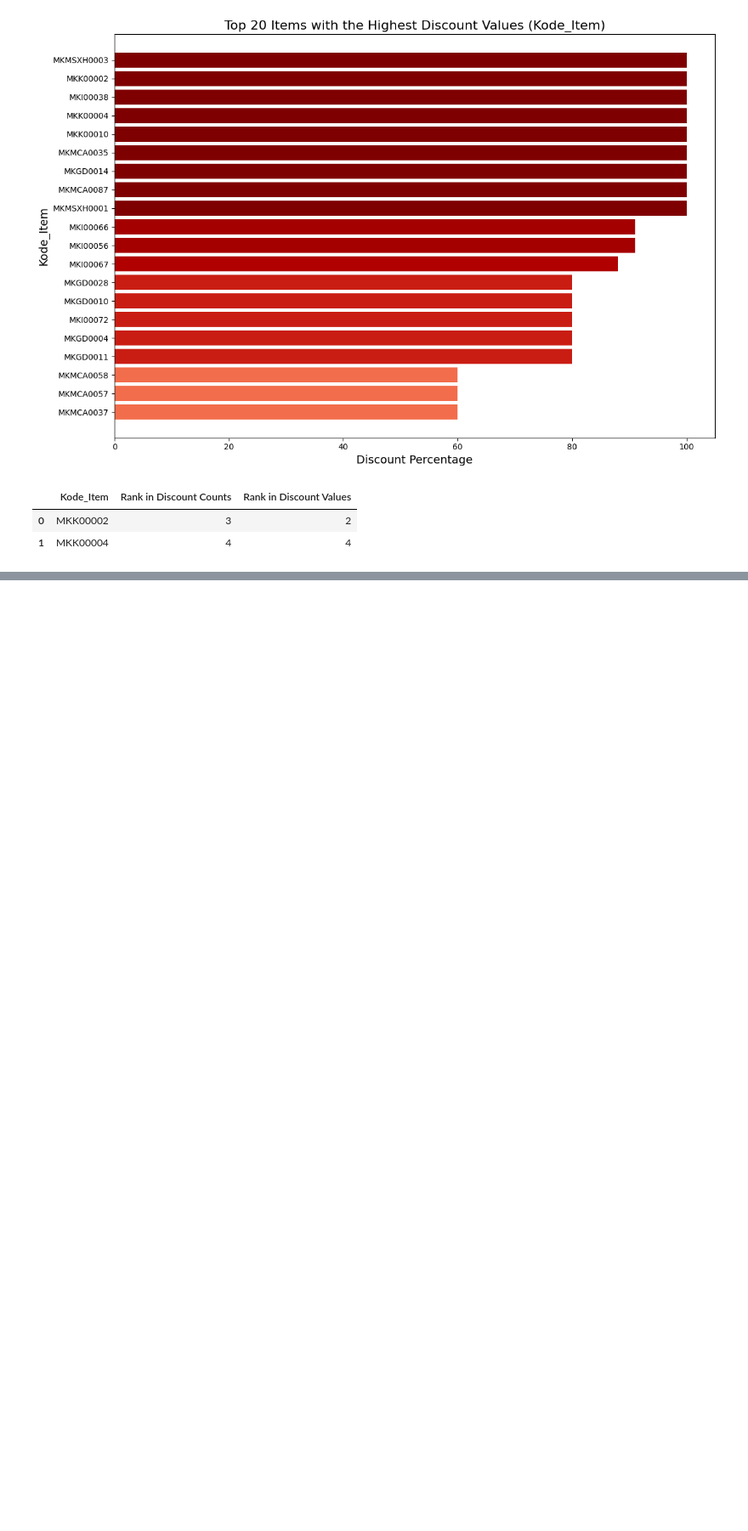
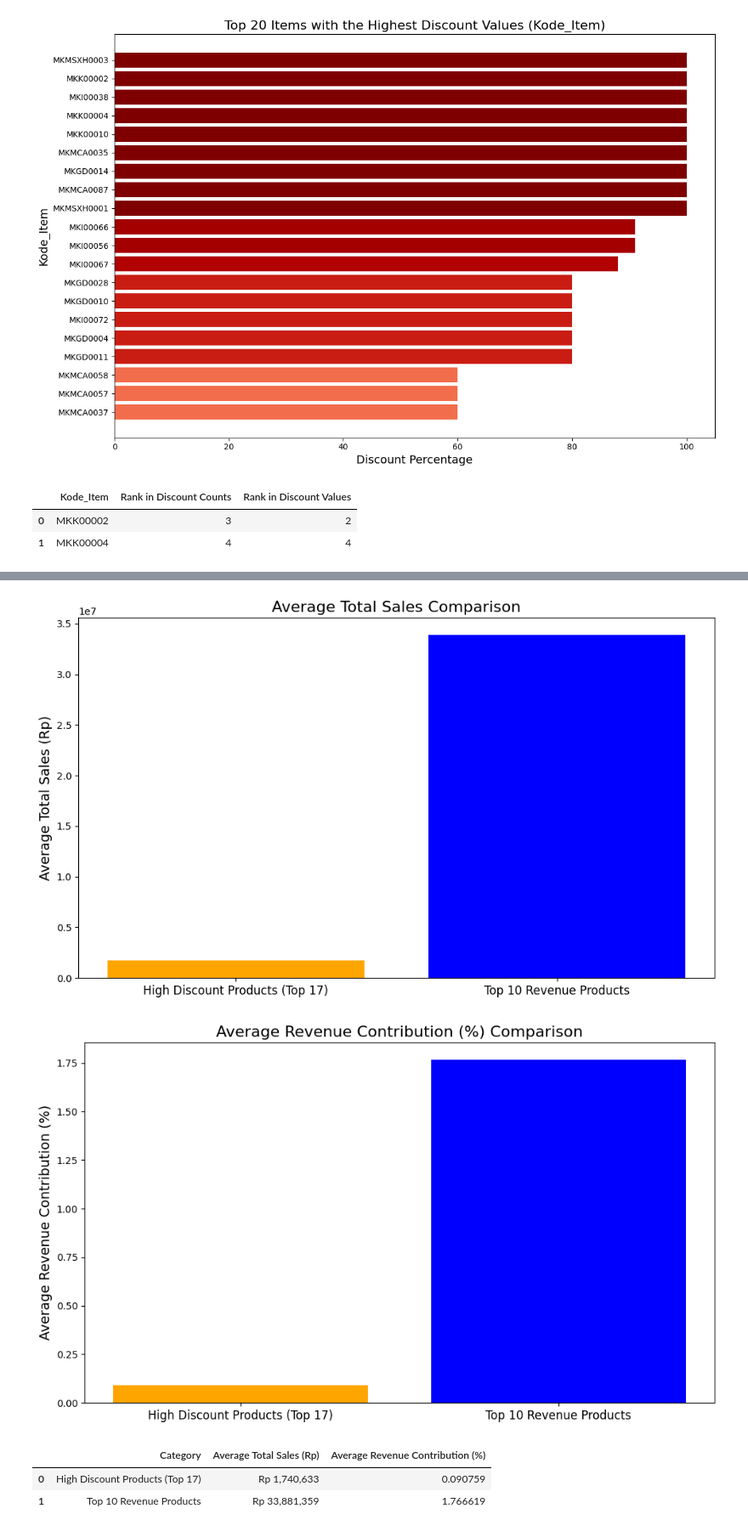
Before and after one commit to AdityaIKO/MK, a Jupyter notebook: trial2.ipynb, the cells around one changed output, grey strips where cells are left out. Shown at 85% size. Cells and saved outputs as stored; diff of their text form; code cells hidden in the pictures; blank space fills up the shorter version.

```diff
--- a/trial2.ipynb
+++ b/trial2.ipynb
@@ -297,0 +541,67 @@ combined_ranks
+# %%
+# Define the 17 high-discount items
+top_17_discount_items = [
+    'MKMSXH0003', 'MKK00002', 'MKI00038', 'MKK00004', 'MKK00010',
+    'MKMCA0035', 'MKGD0014', 'MKMCA0087', 'MKMSXH0001', 'MKI00066',
+    'MKI00056', 'MKI00067', 'MKGD0028', 'MKGD0010', 'MKI00072',
+    'MKGD0004', 'MKGD0011'
+]
+
+# Filter revenue data for high-discount products
+high_discount_sales = df[df['Kode_Item'].isin(top_17_discount_items)].groupby('Kode_Item').agg({
+    'Total': 'sum'
+}).rename(columns={'Total': 'Total Sales'})
+
+# Calculate revenue contribution percentage for high-discount products
+high_discount_sales['Revenue Contribution (%)'] = (high_discount_sales['Total Sales'] / total_revenue) * 100
+
+# Calculate averages for high-discount products
+avg_high_discount_sales = high_discount_sales['Total Sales'].mean()
+avg_high_discount_contribution = high_discount_sales['Revenue Contribution (%)'].mean()
+
+# Calculate averages for the top 10 revenue products
+avg_top_10_sales = top_10_items['Total Sales'].mean()
+avg_top_10_contribution = top_10_items['Revenue Contribution (%)'].mean()
+
+# Combine data for comparison
+comparison_df = pd.DataFrame({
+    'Category': ['High Discount Products (Top 17)', 'Top 10 Revenue Products'],
+    'Average Total Sales (Rp)': [avg_high_discount_sales, avg_top_10_sales],
+    'Average Revenue Contribution (%)': [avg_high_discount_contribution, avg_top_10_contribution]
+})
+
+# Format the "Average Total Sales (Rp)" column as Rupiah
+comparison_df['Average Total Sales (Rp)'] = comparison_df['Average Total Sales (Rp)'].apply(lambda x: f"Rp {x:,.0f}")
+
+# Visualization: Bar chart for total sales
+plt.figure(figsize=(10, 6))
+colors_sales = ['orange', 'blue']
+plt.bar(comparison_df['Category'],
+        [avg_high_discount_sales, avg_top_10_sales],
+        color=colors_sales)
+plt.title('Average Total Sales Comparison', fontsize=16)
+plt.ylabel('Average Total Sales (Rp)', fontsize=14)
+plt.xticks(fontsize=12)
+plt.tight_layout()
+plt.show()
+
+# Visualization: Bar chart for revenue contribution
+plt.figure(figsize=(10, 6))
+colors_contribution = ['orange', 'blue']
+plt.bar(comparison_df['Category'],
+        [avg_high_discount_contribution, avg_top_10_contribution],
+        color=colors_contribution)
+plt.title('Average Revenue Contribution (%) Comparison', fontsize=16)
+plt.ylabel('Average Revenue Contribution (%)', fontsize=14)
+plt.xticks(fontsize=12)
+plt.tight_layout()
+plt.show()
+
+# Display the comparison DataFrame
+comparison_df
+# %% [output]
+[figure, added]
+[figure, added]
+|  | Category | Average Total Sales (Rp) | Average Revenue Contribution (%) |
+| 0 | High Discount Products (Top 17) | Rp 1,740,633 | 0.090759 |
+| 1 | Top 10 Revenue Products | Rp 33,881,359 | 1.766619 |
```
Also changed, not shown: parts of 10 cells of this notebook, 2 other files.
